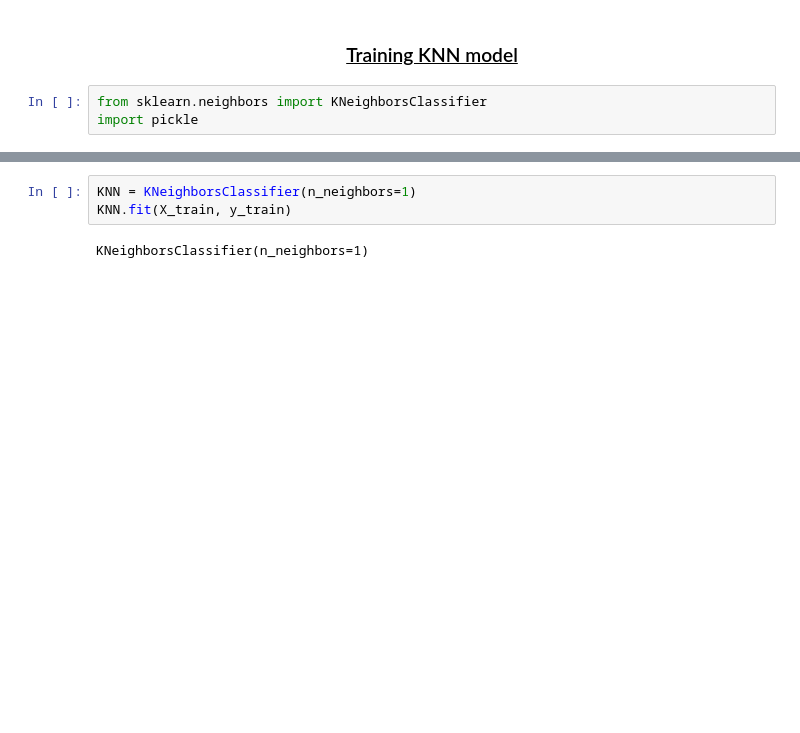
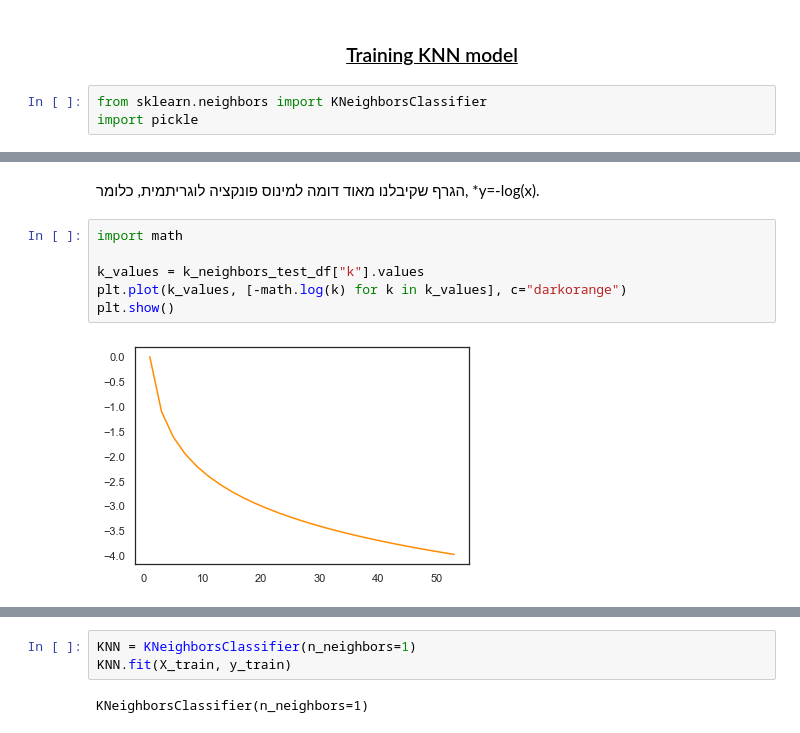
Before and after one commit to Denloob/animi-motus-ai, a Jupyter notebook: animi_motus.ipynb, the cells around one changed output, grey strips where cells are left out. Cells and saved outputs as stored; diff of their text form; blank space fills up the shorter version.

```diff
--- a/animi_motus.ipynb
+++ b/animi_motus.ipynb
@@ -304,0 +329,12 @@ array([0., 0., 0., ..., 6., 6., 6.])
+# %% [markdown]
+<div dir="rtl">
+    הגרף שקיבלנו מאוד דומה למינוס פונקציה לוגריתמית, כלומר, *y=-log(x).
+</div>
+# %%
+import math
+
+k_values = k_neighbors_test_df["k"].values
+plt.plot(k_values, [-math.log(k) for k in k_values], c="darkorange")
+plt.show()
+# %% [output]
+[figure, added]
```
Also changed, not shown: parts of 15 cells of this notebook.
